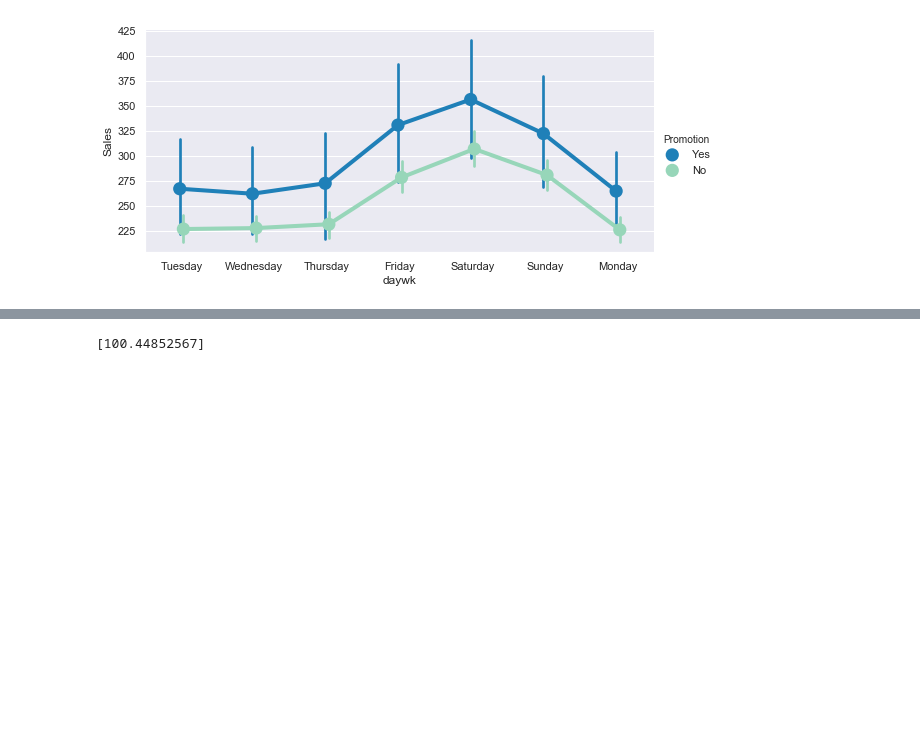
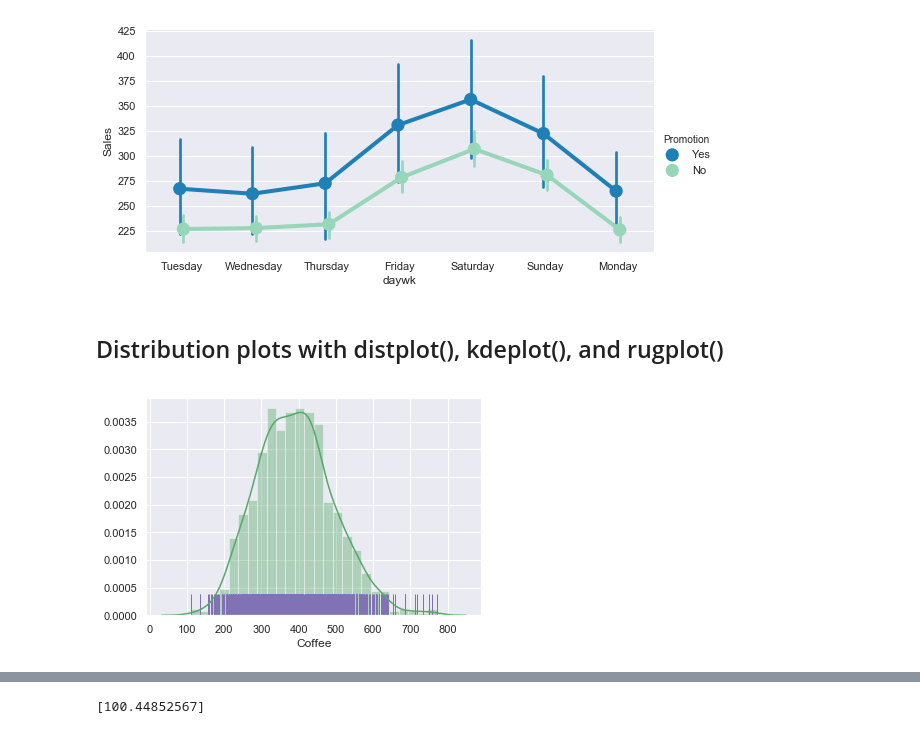
Before and after one commit to allaccountstaken/matplotlib, a Jupyter notebook: seaboard_workout.ipynb, the cells around one changed output, grey strips where cells are left out. Drawn from its saved outputs; the diff is of its cells as text; code cells hidden in the pictures; blank space fills up the shorter version.

Commit message:
distribution and kde plots

```diff
--- a/seaboard_workout.ipynb
+++ b/seaboard_workout.ipynb
@@ -260,3 +260,5 @@ sns.catplot(x='daywk', y="Sales", data=long_sales, kind='point', hue='Promotion'
 plt.show()
 # %% [output]
 [figure]
+# %% [markdown]
+## Distribution plots with distplot(), kdeplot(), and rugplot()
@@ -262,0 +267,5 @@ plt.show()
+# %%
+sns.distplot(snacks_sales.Coffee, color='g', rug=True, rug_kws={'color':'m', 'height':0.1})
+plt.show()
+# %% [output]
+[figure, added]
```
Also changed, not shown: parts of 10 cells of this notebook.
